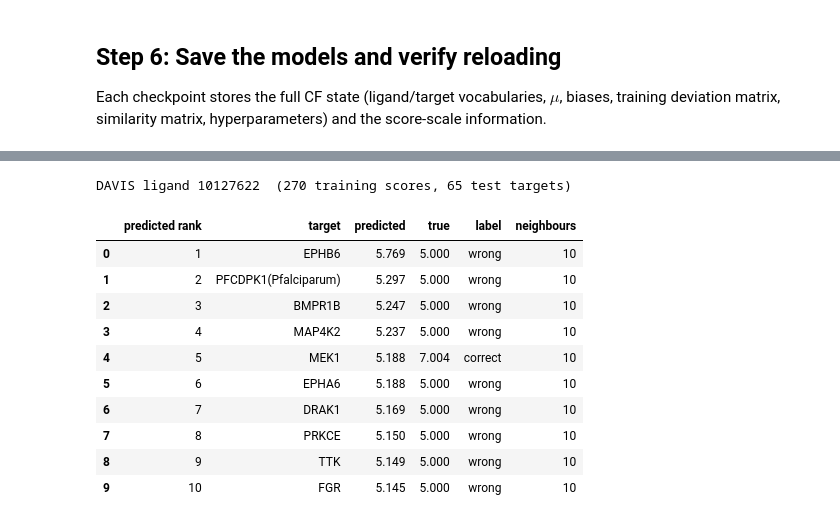
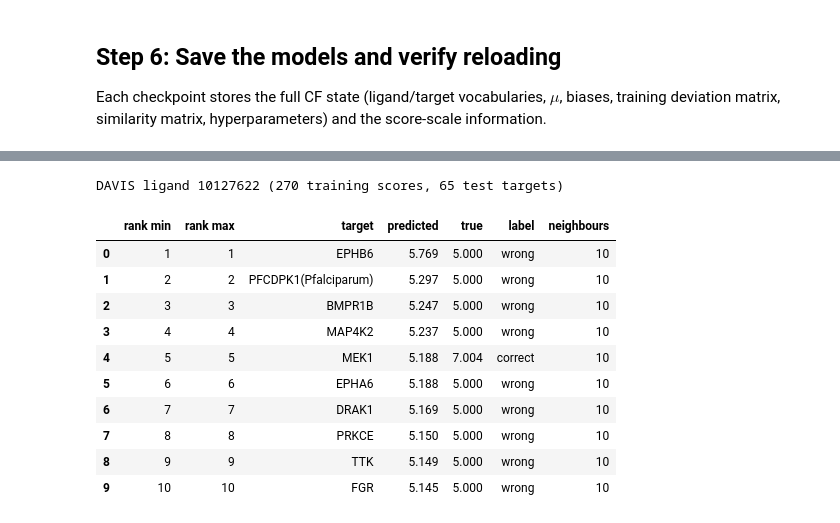
Before and after one commit to thisisadison/Retrieval-and-Recommendation, a Jupyter notebook: SC4020_Project2/task2_cf.ipynb, the cells around one changed output, grey strips where cells are left out. Cells and saved outputs as stored; diff of their text form; code cells hidden in the pictures.

Commit message:
Fix CF similarity for near-constant profiles and use shared metrics in Task 2

```diff
--- a/SC4020_Project2/task2_cf.ipynb
+++ b/SC4020_Project2/task2_cf.ipynb
@@ -243,7 +113,8 @@ for name, df in splits.items():
         model = fit_cf(train, ligands, targets, method)      # similarity does not depend on k
         for k in KS:
             model["k"] = k
-            rows.append({"method": method, "k": k, "val MSE": evaluate(model, val)[0]["MSE"]})
+            pred, _ = predict(model, val["ligand_key"], val["target_key"])
+            rows.append({"method": method, "k": k, "val MSE": np.mean((val["score"].values - pred) ** 2)})
     log = pd.DataFrame(rows).sort_values("val MSE")
     search_logs[name] = log
     best = log.iloc[0]
@@ -382,24 +251,11 @@ kiba_breakdown
 
 Each checkpoint stores the full CF state (ligand/target vocabularies, $\mu$, biases, training deviation matrix, similarity matrix, hyperparameters) and the score-scale information.
 # %%
-def save_model(model, path, scale):
-    np.savez_compressed(
-        path,
-        method=model["method"], k=model["k"],
-        mu=model["mu"], b_l=model["b_l"], b_t=model["b_t"], E=model["E"], S=model["S"],
-        ligands=model["ligands"], targets=model["targets"],
-        scale=json.dumps(scale), seed=SEED,
-    )
-
-def load_model(path):
-    z = np.load(path, allow_pickle=False)
-    model = {key: z[key] for key in ["mu", "b_l", "b_t", "E", "S", "ligands", "targets"]}
-    model.update(method=str(z["method"]), k=int(z["k"]), mu=float(z["mu"]), scale=json.loads(str(z["scale"])))
-    return model
+from project2_cf import save_model, load_model
 
 for name, model in final_models.items():
     path = MODEL_DIR / f"{name}_cf.npz"
-    save_model(model, path, SCALES[name])
+    save_model(model, path, SCALES[name], seed=SEED)
     reloaded = load_model(path)
     test = splits[name][splits[name]["split"] == "test"]
     before, _ = predict(model, test["ligand_key"], test["target_key"])
@@ -416,7 +274,6 @@ Three fixed test ligands per dataset. For each one, all of its **test** targets
 # %%
 CASES = {"davis": ["10127622", "11338033", "44259"],
          "kiba": ["CHEMBL1967538", "CHEMBL2004544", "CHEMBL565612"]}
-
 loaded = {name: load_model(MODEL_DIR / f"{name}_cf.npz") for name in CASES}
 case_summary = []
 for name, ligs in CASES.items():
@@ -424,28 +281,36 @@ for name, ligs in CASES.items():
     test = df[df["split"] == "test"]
     model = loaded[name]
     for lig in ligs:
-        g = test[test["ligand_key"] == lig]
+        g = test[test["ligand_key"] == lig].copy()
         n_train = int(((df["split"] == "train") & (df["ligand_key"] == lig)).sum())
         if g.empty:
-            print(f"{name.upper()} {lig}: no test targets in this split, choose another ligand")
+            print(f"{name.upper()} {lig}: no test candidates in this split; case excluded.")
             continue
         pred, n_nb = predict(model, g["ligand_key"], g["target_key"])
-        g = g.assign(pred=pred, neighbours=n_nb).sort_values("pred", ascending=False, kind="mergesort")
-        g["predicted rank"] = np.arange(1, len(g) + 1)
+        g = g.assign(pred=pred, neighbours=n_nb)
+        g["rank min"] = g["pred"].rank(method="min", ascending=False).astype(int)
+        g["rank max"] = g["pred"].rank(method="max", ascending=False).astype(int)
         best = g["score"] == g["score"].max()
         g["label"] = np.where(best, "correct", "wrong")
-        rank_best = int(g.loc[best, "predicted rank"].min())
+        metrics = summarize_predictions(g)
+        rk = ranking_metrics(g)
+        expected_rank = rk.iloc[0]["rank_of_best"] if len(rk) else np.nan
         case_summary.append({
-            "dataset": name.upper(), "ligand": lig, "train obs": n_train, "test targets": len(g),
-            "true best score": g["score"].max(), "tied best targets": int(best.sum()),
-            "MSE": np.mean((g["score"] - g["pred"]) ** 2),
-            "CI": concordance_index(g["score"].values, g["pred"].values),
-            "rank of true best": rank_best, "Hit@1": rank_best <= 1, "Hit@5": rank_best <= 5,
+            "dataset": name.upper(), "ligand": lig, "train obs": n_train,
+            "test targets": len(g), "true best score": g["score"].max(),
+            "tied best targets": int(best.sum()), "MSE": metrics["MSE"], "CI": metrics["CI"],
+            "expected rank of true best": expected_rank, "Hit@1": metrics["Hit@1"],
+            "Hit@5": metrics["Hit@5"], "random Hit@5": metrics["random Hit@5"],
+            "fallback %": 100 * np.mean(n_nb == 0),
         })
-        print(f"\n{name.upper()} ligand {lig}  ({n_train} training scores, {len(g)} test targets)")
-        display(g[["predicted rank", "target_key", "pred", "score", "label", "neighbours"]]
-                .rename(columns={"target_key": "target", "pred": "predicted", "score": "true"})
-                .head(10).round(3).reset_index(drop=True))
-
+        print(f"\n{name.upper()} ligand {lig} ({n_train} training scores, {len(g)} test targets)")
+        display(g.sort_values(["pred", "target_key"], ascending=[False, True])[
+            ["rank min", "rank max", "target_key", "pred", "score", "label", "neighbours"]]
+            .rename(columns={"target_key": "target", "pred": "predicted", "score": "true"})
+            .head(10).round(3).reset_index(drop=True))
+        print(f"Interpretation: expected first-best rank {expected_rank:.2f}; Hit@5 {metrics['Hit@5']:.3f} "
+              f"versus random {metrics['random Hit@5']:.3f}; within-ligand CI {metrics['CI']:.3f}. "
+              f"{int((n_nb == 0).sum())}/{len(g)} predictions used the baseline fallback. "
+              "These rankings concern only measured held-out candidates, not every possible protein.")
 pd.DataFrame(case_summary).round(3)
 # %% [output]
@@ -453,11 +318,11 @@ DAVIS ligand 10127622  (270 training scores, 65 test targets)
-|  | predicted rank | target | predicted | true | label | neighbours |
-| 0 | 1 | EPHB6 | 5.769 | 5.000 | wrong | 10 |
-| 1 | 2 | PFCDPK1(Pfalciparum) | 5.297 | 5.000 | wrong | 10 |
-| 2 | 3 | BMPR1B | 5.247 | 5.000 | wrong | 10 |
-| 3 | 4 | MAP4K2 | 5.237 | 5.000 | wrong | 10 |
-| 4 | 5 | MEK1 | 5.188 | 7.004 | correct | 10 |
-| 5 | 6 | EPHA6 | 5.188 | 5.000 | wrong | 10 |
-| 6 | 7 | DRAK1 | 5.169 | 5.000 | wrong | 10 |
-| 7 | 8 | PRKCE | 5.150 | 5.000 | wrong | 10 |
-| 8 | 9 | TTK | 5.149 | 5.000 | wrong | 10 |
-| 9 | 10 | FGR | 5.145 | 5.000 | wrong | 10 |
+|  | rank min | rank max | target | predicted | true | label | neighbours |
+| 0 | 1 | 1 | EPHB6 | 5.769 | 5.000 | wrong | 10 |
+| 1 | 2 | 2 | PFCDPK1(Pfalciparum) | 5.297 | 5.000 | wrong | 10 |
+| 2 | 3 | 3 | BMPR1B | 5.247 | 5.000 | wrong | 10 |
+| 3 | 4 | 4 | MAP4K2 | 5.237 | 5.000 | wrong | 10 |
+| 4 | 5 | 5 | MEK1 | 5.188 | 7.004 | correct | 10 |
+| 5 | 6 | 6 | EPHA6 | 5.188 | 5.000 | wrong | 10 |
+| 6 | 7 | 7 | DRAK1 | 5.169 | 5.000 | wrong | 10 |
+| 7 | 8 | 8 | PRKCE | 5.150 | 5.000 | wrong | 10 |
+| 8 | 9 | 9 | TTK | 5.149 | 5.000 | wrong | 10 |
+| 9 | 10 | 10 | FGR | 5.145 | 5.000 | wrong | 10 |
```
Also changed, not shown: parts of 13 cells of this notebook, 5 other files.
